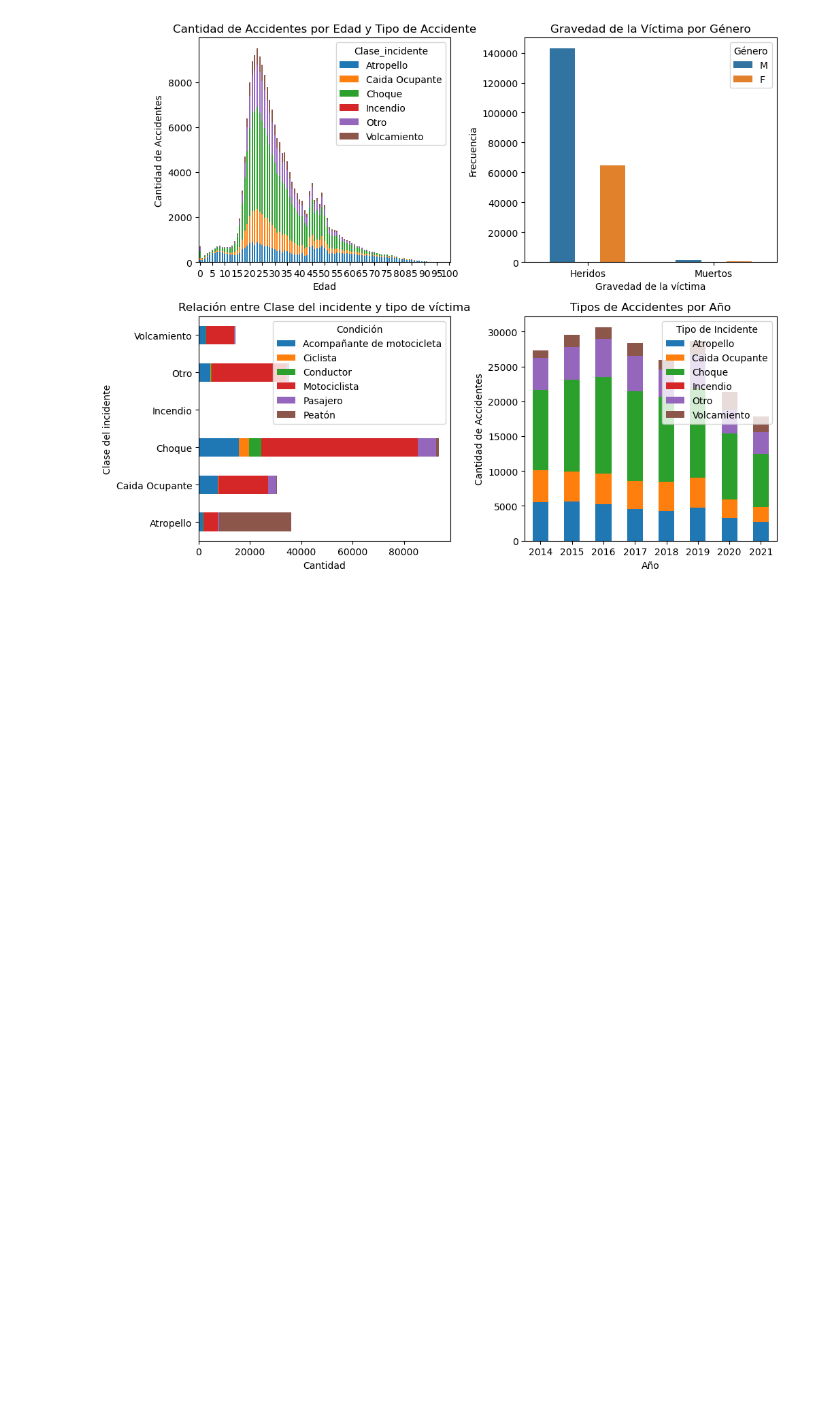
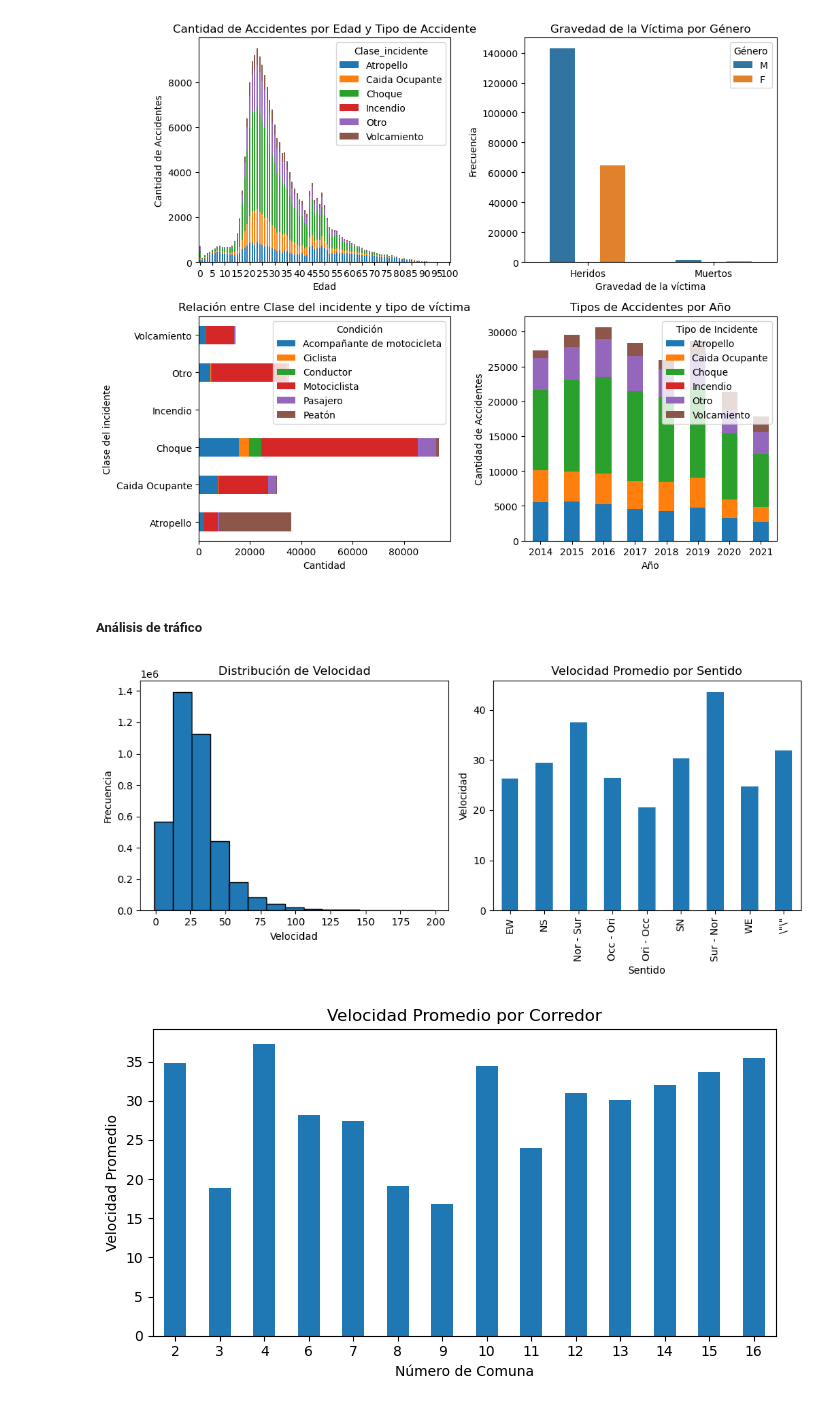
Before and after one commit to SebasMora28/Proyecto_analitica_aplicada, a Jupyter notebook: data_exploration.ipynb, the cells around one changed output. Cells and saved outputs as stored; diff of their text form; code cells hidden in the pictures; blank space fills up the shorter version.

Commit message:
traffic analysis completed

```diff
--- a/data_exploration.ipynb
+++ b/data_exploration.ipynb
@@ -330,3 +330,37 @@ plt.tight_layout()
 plt.show()
 # %% [output]
 [figure]
+# %% [markdown]
+##### Análisis de tráfico
+# %%
+from data_quality import traffic_treatment
+traffic=traffic_treatment(traffic)
+
+fig, axes = plt.subplots(nrows=1, ncols=2, figsize=(10, 5))
+# Subplot 3: Distribución de velocidad
+traffic['VELOCIDAD'].plot(kind='hist', ax=axes[0], bins=15, edgecolor='black')
+axes[0].set_title('Distribución de Velocidad')
+axes[0].set_xlabel('Velocidad')
+axes[0].set_ylabel('Frecuencia')
+
+# Subplot 4: Velocidad por sentido
+traffic.groupby('SENTIDO')['VELOCIDAD'].mean().plot(kind='bar', ax=axes[1])
+axes[1].set_title('Velocidad Promedio por Sentido')
+axes[1].set_ylabel('Velocidad')
+axes[1].set_xlabel('Sentido')
+
+plt.tight_layout(rect=[0, 0.03, 1, 0.95])
+plt.show()
+
+average_speed_by_corridor = traffic.groupby('Comuna')['VELOCIDAD'].mean()
+# Crea la gráfica
+plt.figure(figsize=(7, 4))
+average_speed_by_corridor.plot(kind='bar')
+plt.title('Velocidad Promedio por Corredor')
+plt.xlabel('Número de Comuna')
+plt.ylabel('Velocidad Promedio')
+plt.xticks(rotation=0)
+plt.tight_layout()
+# %% [output]
+[figure, added]
+[figure, added]
```
